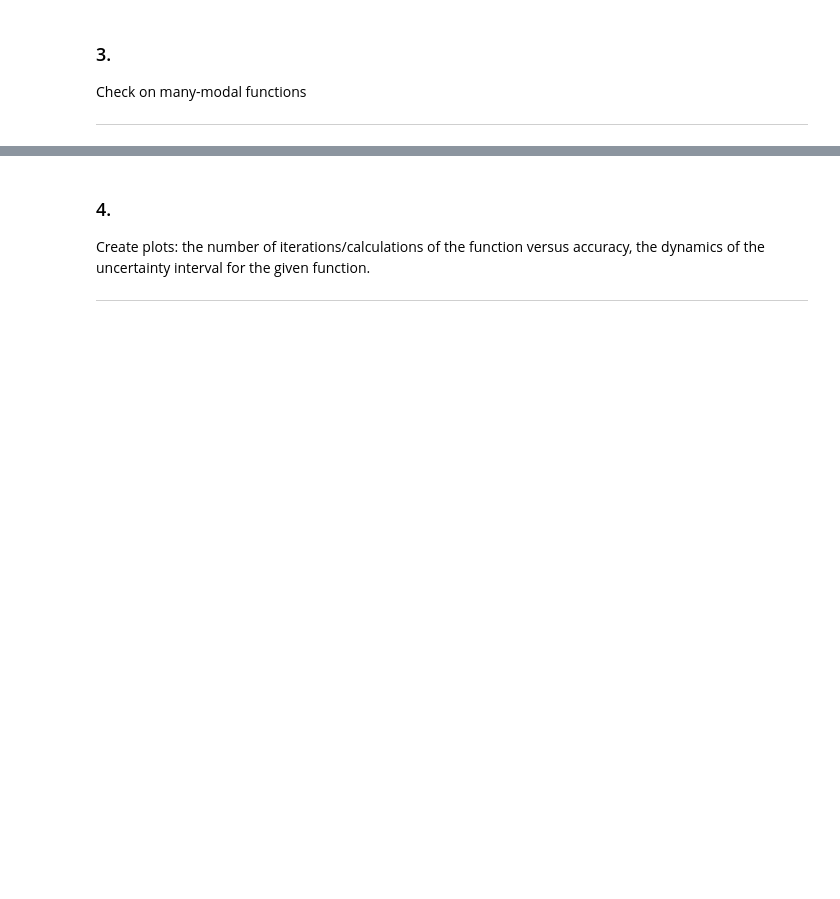
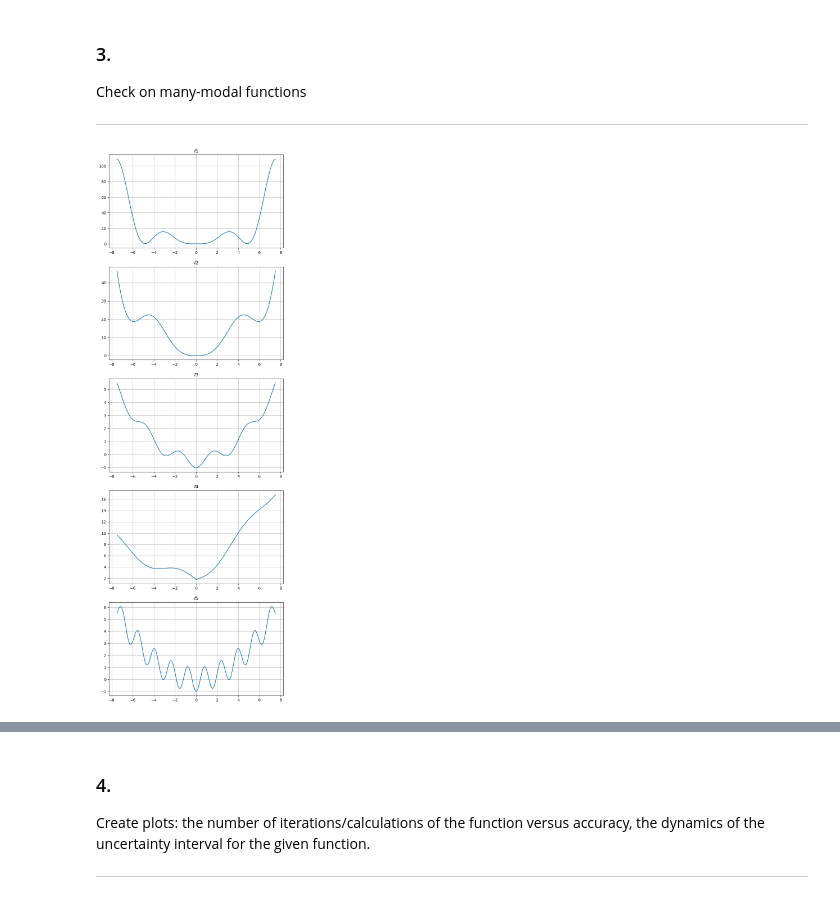
Before and after one commit to ricet8ur/optimization_labs, a Jupyter notebook: 1/search_methods.ipynb, the cells around one changed output, grey strips where cells are left out. Saved outputs shown, nothing was run; the diff lists cells and outputs as text; code cells hidden in the pictures; blank space fills up the shorter version.

```diff
--- a/1/search_methods.ipynb
+++ b/1/search_methods.ipynb
@@ -517,3 +541,41 @@ for test_name, d in test_items:
 Check on many-modal functions
 
 ---
+# %%
+def f1(x):
+    return x**2*(1-0.99*np.cos(1.3*x))
+
+def f2(x):
+    return x**2*(1-0.5*np.cos(x))
+
+def f3(x):
+    return 0.1*x**2-np.cos(x)**2
+
+def f4(x):
+    return np.abs(x)+0.02*x**2-np.sin(x)+ 0.05*(x+6)**2
+
+def f5(x):
+    return -np.cos(4*x)+0.1*x**2
+# %%
+tests = [
+    (f1, -7.5, 7.5, "f1"),
+    (f2, -7.5, 7.5, "f2"),
+    (f3, -7.5, 7.5, "f3"),
+    (f4, -7.5, 7.5, "f4"),
+    (f5, -7.5, 7.5, "f5"),
+]
+n = len(tests)
+figsize = (8, 5 * n)
+plt.figure(figsize=figsize)
+for k in range(n):
+    test = tests[k]
+    f, a, b, s = test
+    plt.subplot(n, 1, k + 1)
+    x = np.linspace(a, b, num=400)
+    y = [f(i) for i in x]
+    plt.plot(x, y)
+    plt.title(s2m(s))
+    plt.grid(True)
+plt.show()
+# %% [output]
+[figure, added]
```
Also changed, not shown: parts of 12 cells of this notebook.
